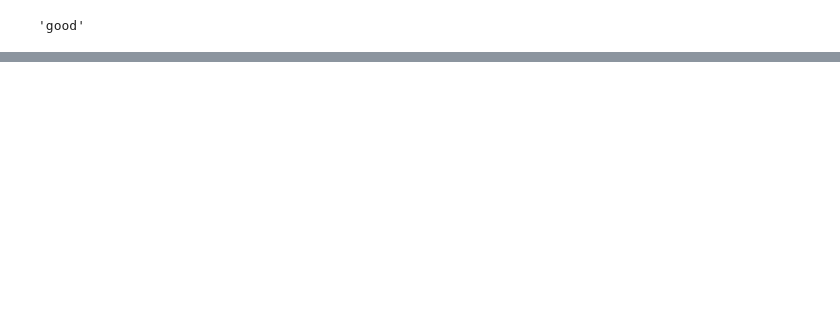
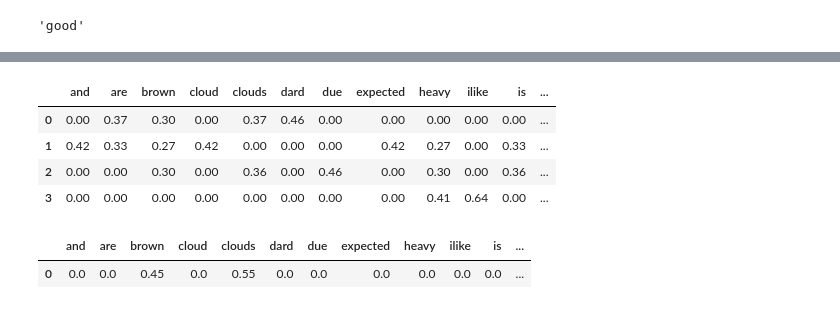
Before and after one commit to mahima-c/DataAnalytics, a Jupyter notebook: DataAnalytics/text mining modeling.ipynb, the cells around one changed output, grey strips where cells are left out. Cells and saved outputs as stored; diff of their text form; code cells hidden in the pictures; blank space fills up the shorter version.

```diff
--- a/DataAnalytics/text mining modeling.ipynb
+++ b/DataAnalytics/text mining modeling.ipynb
@@ -1023,0 +1050,9 @@ True
+# %%
+# feature extraction#
+# vector space model or term vector  model
+# transforming and representative text doc as numeric vector of specific term that a vector dimention
+# training dataset
+corpus=['the clouds are dard brown today','cloud are brown  and heavy rainfall is expected',
+        'heavy rainfall is due to brown clouds','ilike heavy rains']
+# test
+unseen_doc=['like the brown clouds yeasterday']
@@ -1023,0 +1139,44 @@ True
+# %%
+#TF-IDF model
+# word of higher freq acrocss document might dominate
+# more relevent words(w,r,t classes to be predicted) with lower freq
+# having higher freq reperset higher no
+
+# define a function to create a tf-idf feature extraction or vectorization based of freq
+from sklearn.feature_extraction.text import TfidfTransformer
+
+def tfidf_transformer(bow_features):
+
+#     using as intance of tfidf class
+#     first agr: enclidean normalization(default=12)
+#     second arg:adding one of document freq to prevent zero divisions
+    transformer=TfidfTransformer(norm='l2',smooth_idf=True,use_idf=True)
+
+#     usinf fit_tranform method to extract the featues from bow features(tern-document matrix)
+    features=transformer.fit_transform(bow_features)
+    return transformer,features
+# %%
+# using tfidf_tranfirm function to build transformer and get features from bow features
+tranformer_c,features_ct=tfidf_transformer(features_c)
+
+# obtain features vector in a maxrix form
+import numpy as np
+features_ctm=np.round(features_ct.todense(),2)
+# combine feature vector into a df
+df2=pd.DataFrame(data=features_ctm,columns=features_names)
+df2
+# %% [output]
+|  | and | are | brown | cloud | clouds | dard | due | expected | heavy | ilike | is | ... |
+| 0 | 0.00 | 0.37 | 0.30 | 0.00 | 0.37 | 0.46 | 0.00 | 0.00 | 0.00 | 0.00 | 0.00 | ... |
+| 1 | 0.42 | 0.33 | 0.27 | 0.42 | 0.00 | 0.00 | 0.00 | 0.42 | 0.27 | 0.00 | 0.33 | ... |
+| 2 | 0.00 | 0.00 | 0.30 | 0.00 | 0.36 | 0.00 | 0.46 | 0.00 | 0.30 | 0.00 | 0.36 | ... |
+| 3 | 0.00 | 0.00 | 0.00 | 0.00 | 0.00 | 0.00 | 0.00 | 0.00 | 0.41 | 0.64 | 0.00 | ... |
+# %%
+# using transform method to extract features from unseen document
+features_ut=tranformer_c.transform(features_u)
+features_utm=np.round(features_ut.todense(),2)
+df3=pd.DataFrame(data=features_utm,columns=features_names)
+df3
+# %% [output]
+|  | and | are | brown | cloud | clouds | dard | due | expected | heavy | ilike | is | ... |
+| 0 | 0.0 | 0.0 | 0.45 | 0.0 | 0.55 | 0.0 | 0.0 | 0.0 | 0.0 | 0.0 | 0.0 | ... |
```
Also changed, not shown: parts of 35 cells of this notebook.
